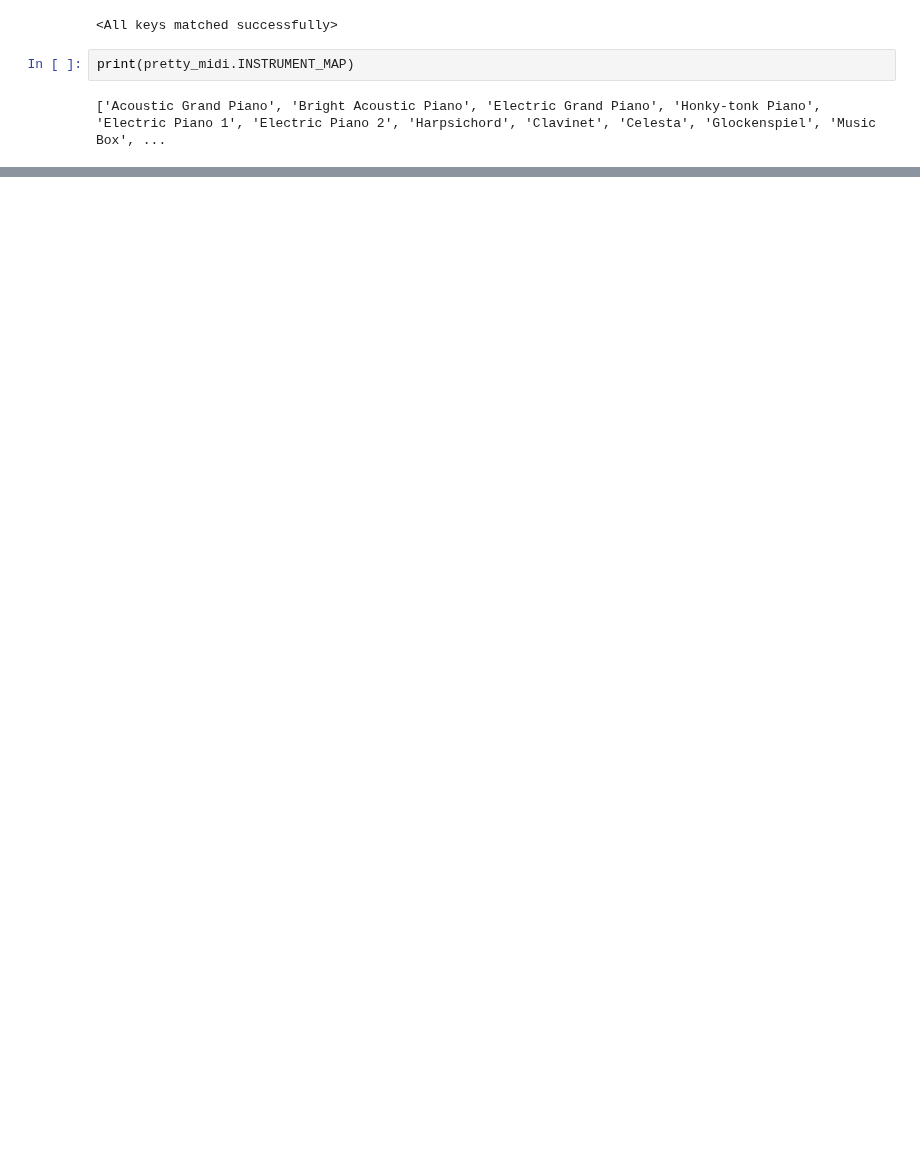
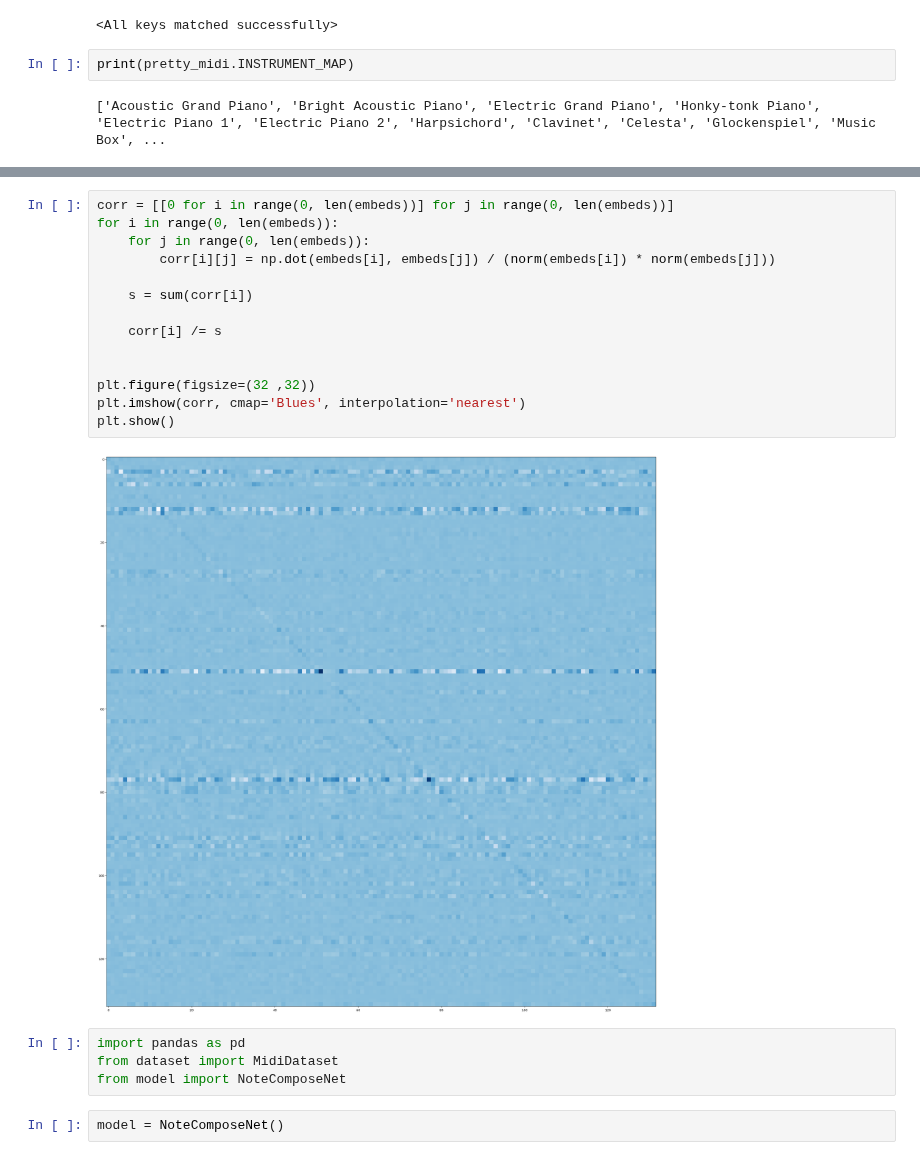
Before and after one commit to TheRealAnonymous008/ML-Playground, a Jupyter notebook: Composer/gen.ipynb, the cells around one changed output, grey strips where cells are left out. Drawn from its saved outputs; the diff is of its cells as text; blank space fills up the shorter version.

```diff
--- a/Composer/gen.ipynb
+++ b/Composer/gen.ipynb
@@ -68,0 +88,22 @@ plt.show()
+# %%
+corr = [[0 for i in range(0, len(embeds))] for j in range(0, len(embeds))]
+for i in range(0, len(embeds)):
+    for j in range(0, len(embeds)):
+        corr[i][j] = np.dot(embeds[i], embeds[j]) / (norm(embeds[i]) * norm(embeds[j]))
+
+    s = sum(corr[i])
+
+    corr[i] /= s
+
+
+plt.figure(figsize=(32 ,32))
+plt.imshow(corr, cmap='Blues', interpolation='nearest')
+plt.show()
+# %% [output]
+[figure, added]
+# %%
+import pandas as pd
+from dataset import MidiDataset
+from model import NoteComposeNet
+# %%
+model = NoteComposeNet()
```
Also changed, not shown: parts of 9 cells of this notebook, 3 other files.
